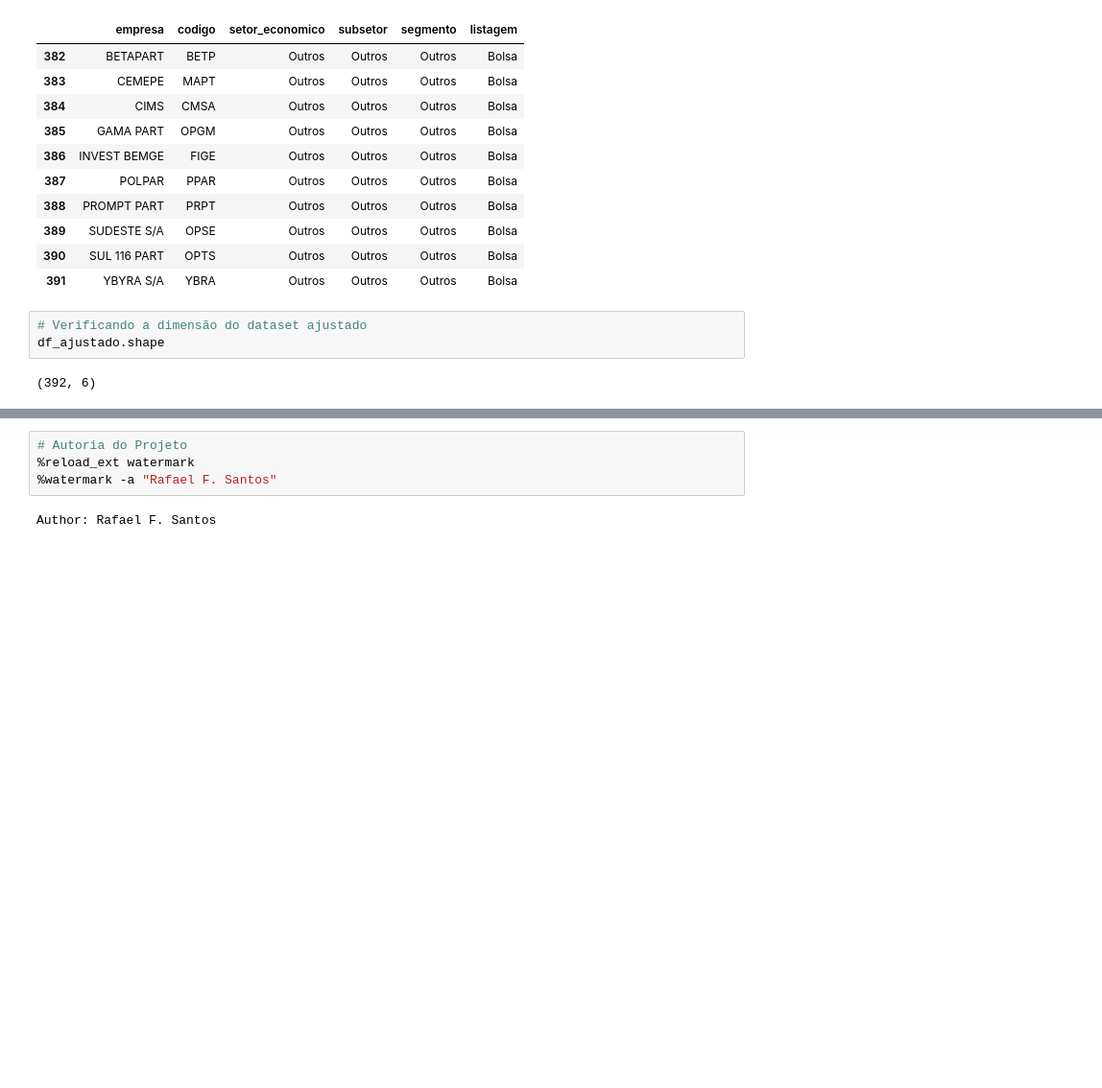
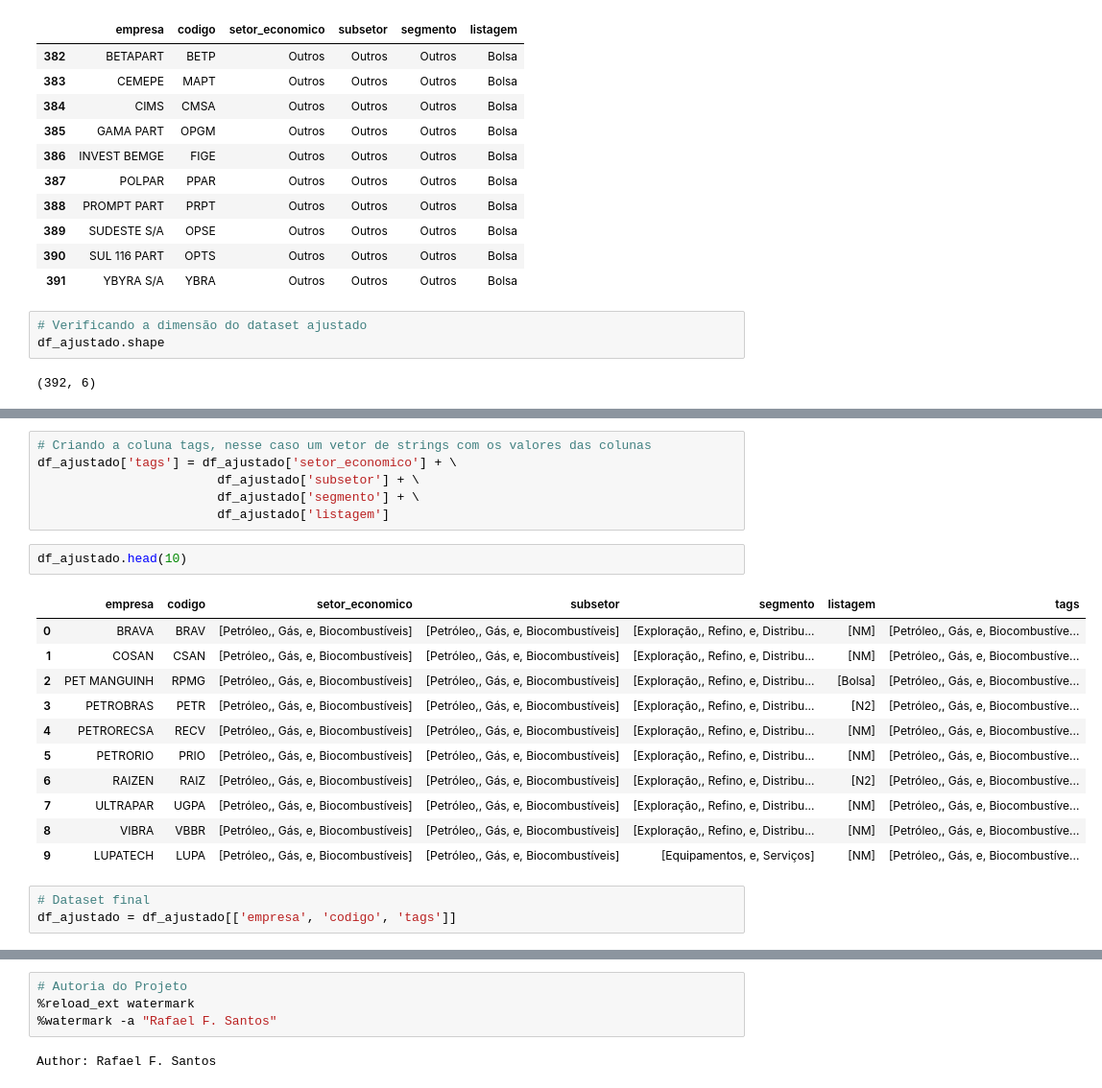
Before and after one commit to rafa-fsantos/recomendAcoes, a Jupyter notebook: projeto.ipynb, the cells around one changed output, grey strips where cells are left out. Shown at 96% size. Drawn from its saved outputs; the diff is of its cells as text; blank space fills up the shorter version.

```diff
--- a/projeto.ipynb
+++ b/projeto.ipynb
@@ -295,0 +344,23 @@ df_ajustado.shape
+# %%
+# Criando a coluna tags, nesse caso um vetor de strings com os valores das colunas
+df_ajustado['tags'] = df_ajustado['setor_economico'] + \
+                        df_ajustado['subsetor'] + \
+                        df_ajustado['segmento'] + \
+                        df_ajustado['listagem']
+# %%
+df_ajustado.head(10)
+# %% [output]
+|  | empresa | codigo | setor_economico | subsetor | segmento | listagem | tags |
+| 0 | BRAVA | BRAV | [Petróleo,, Gás, e, Biocombustíveis] | [Petróleo,, Gás, e, Biocombustíveis] | [Exploração,, Refino, e, Distribu... | [NM] | [Petróleo,, Gás, e, Biocombustíve... |
+| 1 | COSAN | CSAN | [Petróleo,, Gás, e, Biocombustíveis] | [Petróleo,, Gás, e, Biocombustíveis] | [Exploração,, Refino, e, Distribu... | [NM] | [Petróleo,, Gás, e, Biocombustíve... |
+| 2 | PET MANGUINH | RPMG | [Petróleo,, Gás, e, Biocombustíveis] | [Petróleo,, Gás, e, Biocombustíveis] | [Exploração,, Refino, e, Distribu... | [Bolsa] | [Petróleo,, Gás, e, Biocombustíve... |
+| 3 | PETROBRAS | PETR | [Petróleo,, Gás, e, Biocombustíveis] | [Petróleo,, Gás, e, Biocombustíveis] | [Exploração,, Refino, e, Distribu... | [N2] | [Petróleo,, Gás, e, Biocombustíve... |
+| 4 | PETRORECSA | RECV | [Petróleo,, Gás, e, Biocombustíveis] | [Petróleo,, Gás, e, Biocombustíveis] | [Exploração,, Refino, e, Distribu... | [NM] | [Petróleo,, Gás, e, Biocombustíve... |
+| 5 | PETRORIO | PRIO | [Petróleo,, Gás, e, Biocombustíveis] | [Petróleo,, Gás, e, Biocombustíveis] | [Exploração,, Refino, e, Distribu... | [NM] | [Petróleo,, Gás, e, Biocombustíve... |
+| 6 | RAIZEN | RAIZ | [Petróleo,, Gás, e, Biocombustíveis] | [Petróleo,, Gás, e, Biocombustíveis] | [Exploração,, Refino, e, Distribu... | [N2] | [Petróleo,, Gás, e, Biocombustíve... |
+| 7 | ULTRAPAR | UGPA | [Petróleo,, Gás, e, Biocombustíveis] | [Petróleo,, Gás, e, Biocombustíveis] | [Exploração,, Refino, e, Distribu... | [NM] | [Petróleo,, Gás, e, Biocombustíve... |
+| 8 | VIBRA | VBBR | [Petróleo,, Gás, e, Biocombustíveis] | [Petróleo,, Gás, e, Biocombustíveis] | [Exploração,, Refino, e, Distribu... | [NM] | [Petróleo,, Gás, e, Biocombustíve... |
+| 9 | LUPATECH | LUPA | [Petróleo,, Gás, e, Biocombustíveis] | [Petróleo,, Gás, e, Biocombustíveis] | [Equipamentos, e, Serviços] | [NM] | [Petróleo,, Gás, e, Biocombustíve... |
+# %%
+# Dataset final
+df_ajustado = df_ajustado[['empresa', 'codigo', 'tags']]
```
Also changed, not shown: parts of 30 cells of this notebook, 1 other file.
